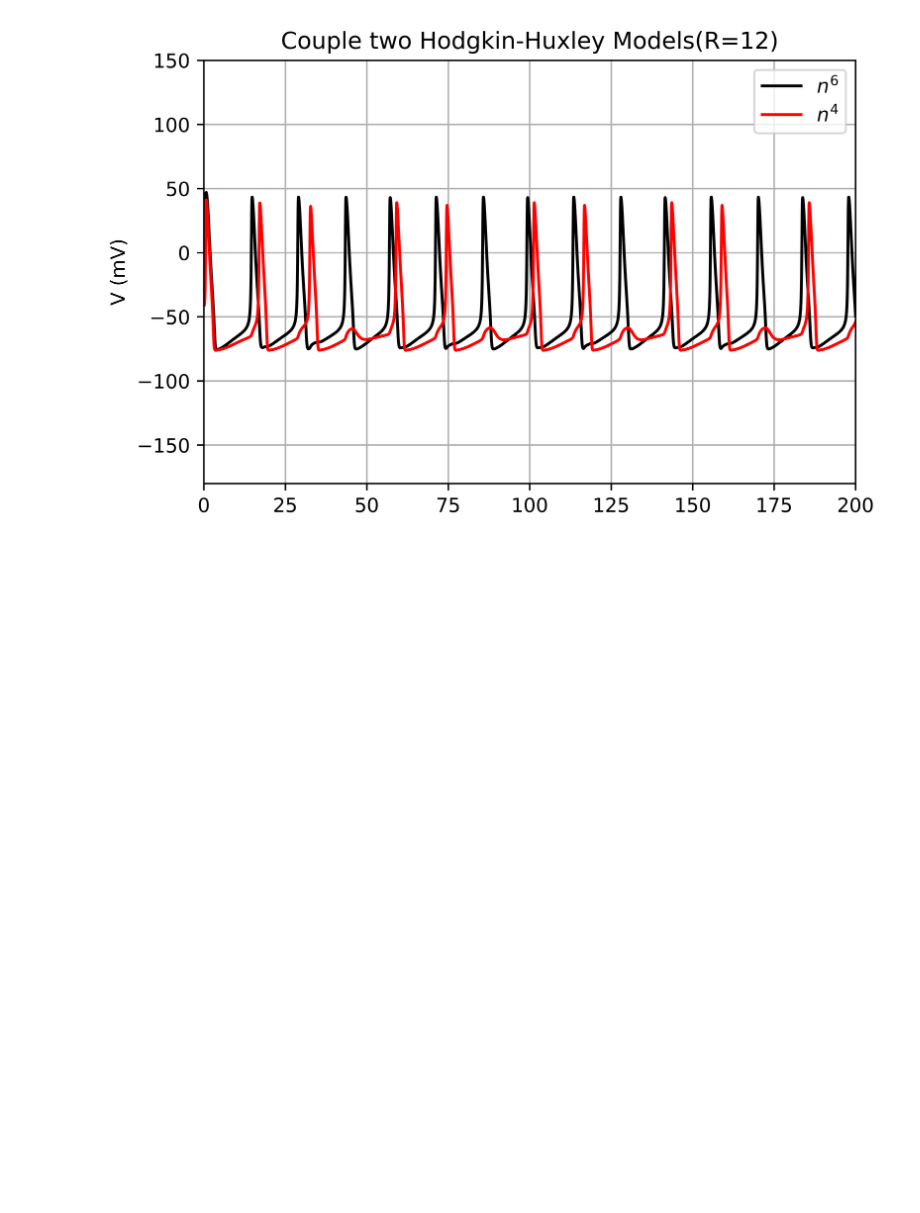
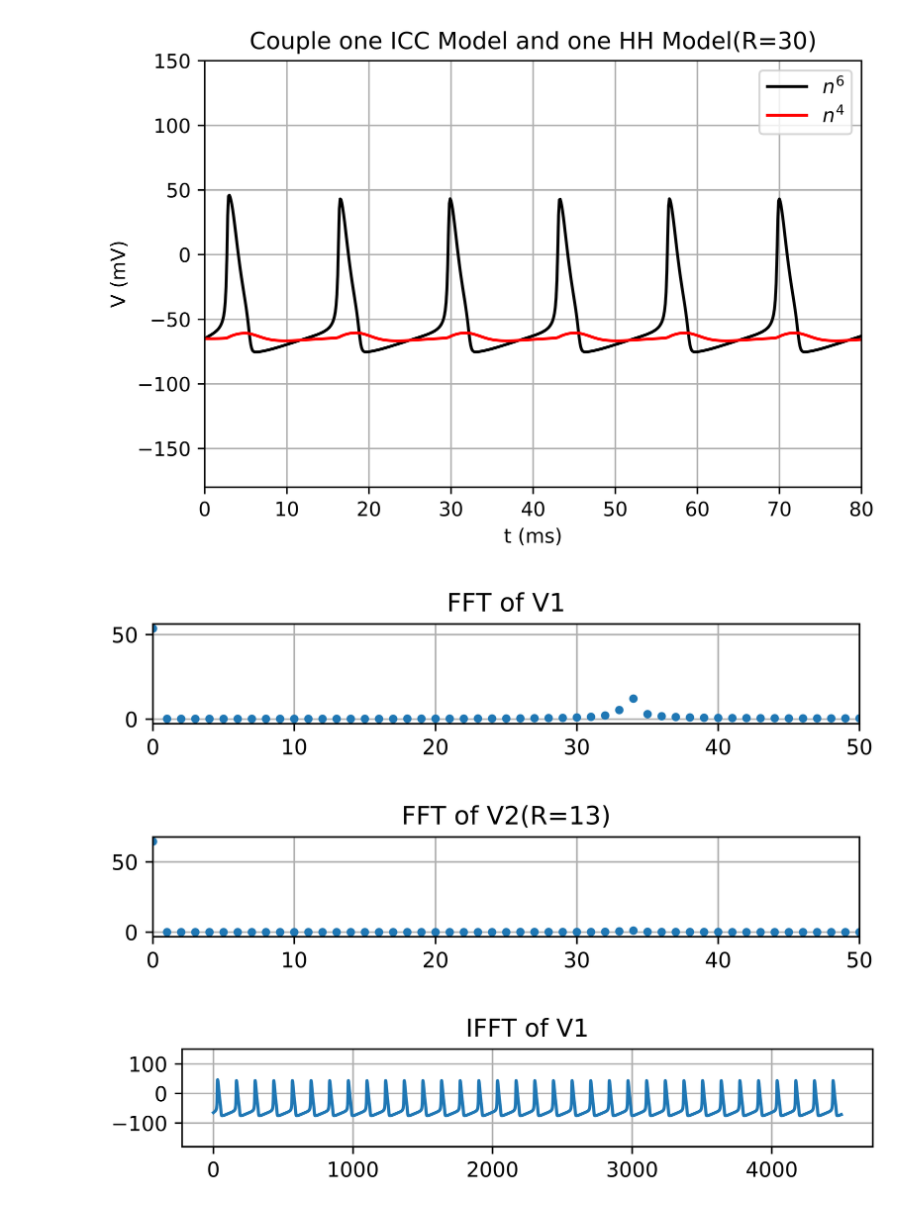
Before and after one commit to CFP106022272/Neuronal-Dynamics, a Jupyter notebook: Couple two Hodgkin-Huxley Models.ipynb, the cells around one changed output. Saved outputs shown, nothing was run; the diff lists cells and outputs as text; code cells hidden in the pictures; blank space fills up the shorter version.

```diff
--- a/Couple two Hodgkin-Huxley Models.ipynb
+++ b/Couple two Hodgkin-Huxley Models.ipynb
@@ -3,6 +3,7 @@
 import scipy as sp
 import pylab as plt
 from scipy.integrate import odeint
+from scipy import fftpack
 
 class HodgkinHuxley():
     C_m  =   1.0
@@ -13,7 +14,7 @@ class HodgkinHuxley():
     E_K  = -77.0
     E_L  = -54.387
 
-    t = sp.arange(0.0, 450.0, 0.01)
+    t = sp.arange(0.0, 450.0, 0.1)
 
     def alpha_m(self, V):
         return 0.1*(V+40.0)/(1.0-sp.exp(-(V+40.0)/10.0))
@@ -39,7 +40,7 @@ class HodgkinHuxley():
     @staticmethod
     def Couple(X, t, self):
         V1, m1, h1, n1, V2, m2, h2, n2 = X
-        R = 12
+        R = 30
         if V1 < V2:
             dV1dt=((V2-V1)/R - self.I_Na(V1, m1, h1) - self.I_K2(V1, n1) - self.I_L(V1)) / self.C_m
             dV2dt=(- (V2-V1)/R - self.I_Na(V2, m2, h2) - self.I_K(V2, n2) - self.I_L(V2)) / self.C_m
@@ -54,34 +55,81 @@ class HodgkinHuxley():
         dn1dt = self.alpha_n(V1) * (1.0-n1) - self.beta_n(V1) * n1
         dm2dt = self.alpha_m(V2) * (1.0-m2) - self.beta_m(V2) * m2
         dh2dt = self.alpha_h(V2) * (1.0-h2) - self.beta_h(V2) * h2
         dn2dt = self.alpha_n(V2) * (1.0-n2) - self.beta_n(V2) * n2
         return dV1dt, dm1dt, dh1dt, dn1dt,  dV2dt, dm2dt, dh2dt, dn2dt
 
     def Main(self):
-        X = odeint(self.Couple, [-41, 0.05, 0.6, 0.32, -39, 0.05, 0.6, 0.32], self.t, args=(self,))
+        X = odeint(self.Couple, [-64.9958, 0.05, 0.6, 0.32, -64.9958, 0.05, 0.6, 0.32], self.t, args=(self,))
         V1 = X[:,0]
         m1 = X[:,1]
         h1 = X[:,2]
         n1 = X[:,3]
         V2 = X[:,4]
         m2 = X[:,5]
         h2 = X[:,6]
         n2 = X[:,7]
 
         plt.figure()
-        plt.title('Couple two Hodgkin-Huxley Models(R=12)')
+        plt.title('Couple one ICC Model and one HH Model(R=30)')
         plt.plot(self.t, V1, 'k', label='$n^{6}$')
         plt.plot(self.t, V2, 'r', label='$n^{4}$')
         plt.ylabel('V (mV)')
-        plt.xlim(0,200)
+        plt.xlabel('t (ms)')
+        plt.xlim(0,80)
         plt.ylim(-180,150)
         #plt.gca().invert_yaxis()
         plt.legend()
         plt.grid('on')
         plt.rcParams['figure.dpi'] = 1000
         plt.show()
+
+        #print(sp.arange(len(V1)))
+        plt.subplot(4,1,1)
+        fft1=fftpack.fft(V1)
+        yf1=abs(fft1)/len(V1)
+        xf1=sp.arange(len(V1))
+        #print(fft1)
+        #plt.plot(fft1)
+        plt.plot(xf1,yf1,'.')
+        plt.xlim(0,50)
+        plt.grid('on')
+        plt.title('FFT of V1')
+        plt.show()
+
+        plt.subplot(4,1,2)
+        fft2=fftpack.fft(V2)
+        yf2=abs(fft2)/len(V2)
+        xf2=sp.arange(len(V2))
+        #print(fft2)
+        #plt.plot(fft2)
+        plt.plot(xf2,yf2,'.')
+        plt.xlim(0,50)
+        plt.grid('on')
+        plt.title('FFT of V2(R=13)')
+        plt.show()
+
+        plt.subplot(4,1,3)
+        ifft1=fftpack.ifft(fft1)
+        plt.plot(ifft1)
+        plt.ylim(-180,150)
+        plt.grid('on')
+        plt.title('IFFT of V1')
+        plt.show()
+
+        plt.subplot(4,1,4)
+        ifft2=fftpack.ifft(fft2)
+        plt.plot(ifft2)
+        plt.ylim(-180,150)
+        plt.grid('on')
+        plt.title('IFFT of V2(R=13)')
+        plt.show()
+
+
 if __name__ == '__main__':
     runner = HodgkinHuxley()
     runner.Main()
 # %% [output]
-[figure, old version]
+[figure, new version]
+[figure, added]
+[figure, added]
+[figure, added]
```
Also changed, not shown: parts of 1 cell of this notebook, 3 other files.
